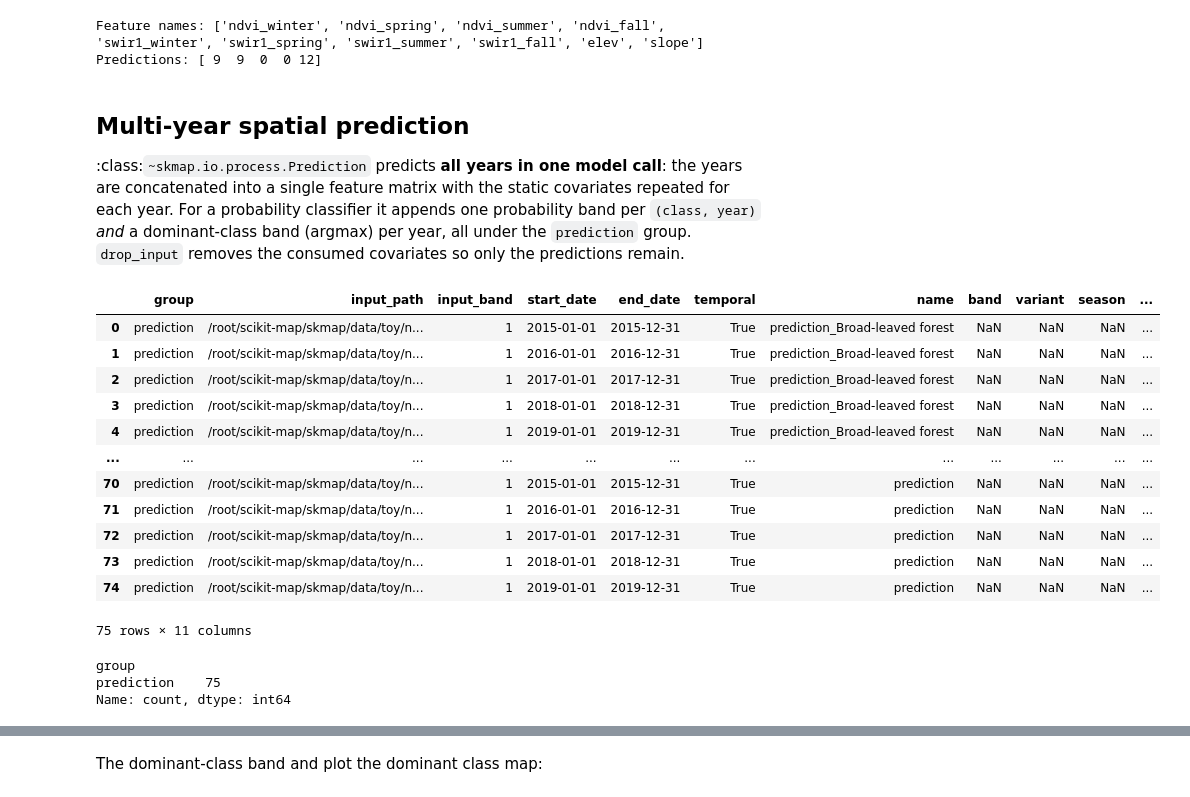
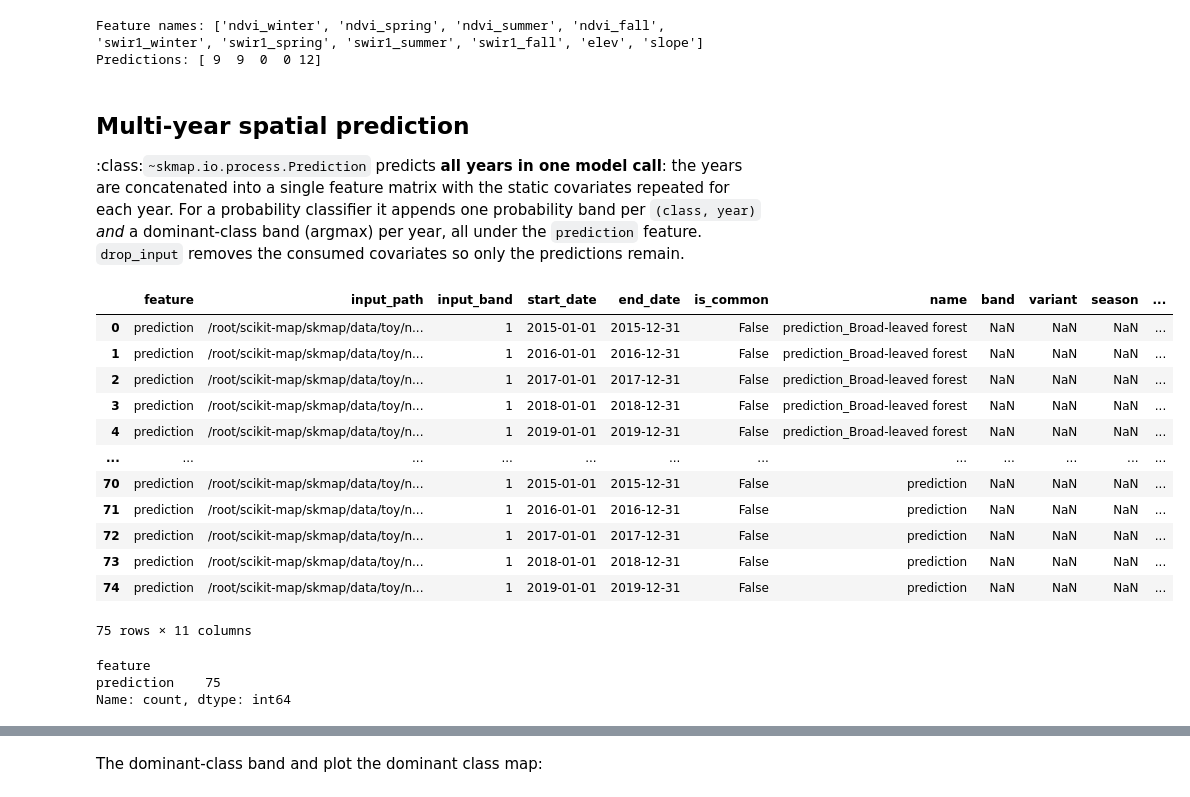
Before and after one commit to openlandmap/scikit-map, a Jupyter notebook: docs/notebooks/04_landcover_mapping_advanced.ipynb, the cells around one changed output, grey strips where cells are left out. Cells and saved outputs as stored; diff of their text form; code cells hidden in the pictures.

```diff
--- a/docs/notebooks/04_landcover_mapping_advanced.ipynb
+++ b/docs/notebooks/04_landcover_mapping_advanced.ipynb
@@ -40,7 +40,7 @@ backend='cpp'
 rdata = (
     RasterData.from_yaml(str(toy.LAYERS_YAML),  backend=backend, base_path=str(toy.DATA_DIR))
     .filter("variant != 'gappy'")
-    .filter_date("2015-01-01", "2019-12-31", include_non_temporal=True, by_start_date=True)
+    .filter_date("2015-01-01", "2019-12-31", include_common=True, by_start_date=True)
 )
 
 overlay = SpaceTimeOverlay(
@@ -188,50 +188,50 @@ Predictions: [ 9  9  0  0 12]
 model call**: the years are concatenated into a single feature matrix with
 the static covariates repeated for each year.  For a probability classifier
 it appends one probability band per ``(class, year)`` *and* a dominant-class
-band (argmax) per year, all under the ``prediction`` group.  ``drop_input``
+band (argmax) per year, all under the ``prediction`` feature.  ``drop_input``
 removes the consumed covariates so only the predictions remain.
 # %%
 from skmap.io import RasterData
 from skmap.io.process import Prediction
 
 rdata = (
     RasterData.from_yaml(str(toy.LAYERS_YAML), base_path=str(toy.DATA_DIR), backend=backend)
     .filter("variant != 'gappy'")
-    .filter_date("2015-01-01", "2019-12-31", include_non_temporal=True, by_start_date=True)
+    .filter_date("2015-01-01", "2019-12-31", include_common=True, by_start_date=True)
     .read()
 )
 
 # predict_proba -> per-class probabilities + a dominant-class band (argmax).
 # drop_input keeps only the prediction bands.
 rdata.run(Prediction(model=model, predict_proba=True, valid_only=False,
                      target_names=le.classes_.astype(str).tolist()),
           drop_input=True)
 rdata.info
 #years = rdata.get_years()
 #n_years = len(years)
 #n_class = len(le.classes_)
 #arr = rdata.array.get()
 #proba = arr[: n_class * n_years].reshape(n_class, n_years, -1)
 #dominant = arr[n_class * n_years :].reshape(n_years, -1)
 #proba.shape, dominant.shape
 # %% [output]
-|  | group | input_path | input_band | start_date | end_date | temporal | name | band | variant | season | ... |
-| 0 | prediction | /root/scikit-map/skmap/data/toy/n... | 1 | 2015-01-01 | 2015-12-31 | True | prediction_Broad-leaved forest | NaN | NaN | NaN | ... |
-| 1 | prediction | /root/scikit-map/skmap/data/toy/n... | 1 | 2016-01-01 | 2016-12-31 | True | prediction_Broad-leaved forest | NaN | NaN | NaN | ... |
-| 2 | prediction | /root/scikit-map/skmap/data/toy/n... | 1 | 2017-01-01 | 2017-12-31 | True | prediction_Broad-leaved forest | NaN | NaN | NaN | ... |
-| 3 | prediction | /root/scikit-map/skmap/data/toy/n... | 1 | 2018-01-01 | 2018-12-31 | True | prediction_Broad-leaved forest | NaN | NaN | NaN | ... |
-| 4 | prediction | /root/scikit-map/skmap/data/toy/n... | 1 | 2019-01-01 | 2019-12-31 | True | prediction_Broad-leaved forest | NaN | NaN | NaN | ... |
+|  | feature | input_path | input_band | start_date | end_date | is_common | name | band | variant | season | ... |
+| 0 | prediction | /root/scikit-map/skmap/data/toy/n... | 1 | 2015-01-01 | 2015-12-31 | False | prediction_Broad-leaved forest | NaN | NaN | NaN | ... |
+| 1 | prediction | /root/scikit-map/skmap/data/toy/n... | 1 | 2016-01-01 | 2016-12-31 | False | prediction_Broad-leaved forest | NaN | NaN | NaN | ... |
+| 2 | prediction | /root/scikit-map/skmap/data/toy/n... | 1 | 2017-01-01 | 2017-12-31 | False | prediction_Broad-leaved forest | NaN | NaN | NaN | ... |
+| 3 | prediction | /root/scikit-map/skmap/data/toy/n... | 1 | 2018-01-01 | 2018-12-31 | False | prediction_Broad-leaved forest | NaN | NaN | NaN | ... |
+| 4 | prediction | /root/scikit-map/skmap/data/toy/n... | 1 | 2019-01-01 | 2019-12-31 | False | prediction_Broad-leaved forest | NaN | NaN | NaN | ... |
 | ... | ... | ... | ... | ... | ... | ... | ... | ... | ... | ... | ... |
-| 70 | prediction | /root/scikit-map/skmap/data/toy/n... | 1 | 2015-01-01 | 2015-12-31 | True | prediction | NaN | NaN | NaN | ... |
-| 71 | prediction | /root/scikit-map/skmap/data/toy/n... | 1 | 2016-01-01 | 2016-12-31 | True | prediction | NaN | NaN | NaN | ... |
-| 72 | prediction | /root/scikit-map/skmap/data/toy/n... | 1 | 2017-01-01 | 2017-12-31 | True | prediction | NaN | NaN | NaN | ... |
-| 73 | prediction | /root/scikit-map/skmap/data/toy/n... | 1 | 2018-01-01 | 2018-12-31 | True | prediction | NaN | NaN | NaN | ... |
-| 74 | prediction | /root/scikit-map/skmap/data/toy/n... | 1 | 2019-01-01 | 2019-12-31 | True | prediction | NaN | NaN | NaN | ... |
+| 70 | prediction | /root/scikit-map/skmap/data/toy/n... | 1 | 2015-01-01 | 2015-12-31 | False | prediction | NaN | NaN | NaN | ... |
+| 71 | prediction | /root/scikit-map/skmap/data/toy/n... | 1 | 2016-01-01 | 2016-12-31 | False | prediction | NaN | NaN | NaN | ... |
+| 72 | prediction | /root/scikit-map/skmap/data/toy/n... | 1 | 2017-01-01 | 2017-12-31 | False | prediction | NaN | NaN | NaN | ... |
+| 73 | prediction | /root/scikit-map/skmap/data/toy/n... | 1 | 2018-01-01 | 2018-12-31 | False | prediction | NaN | NaN | NaN | ... |
+| 74 | prediction | /root/scikit-map/skmap/data/toy/n... | 1 | 2019-01-01 | 2019-12-31 | False | prediction | NaN | NaN | NaN | ... |
 75 rows × 11 columns
 # %%
-rdata.info['group'].value_counts()
+rdata.info['feature'].value_counts()
 # %% [output]
-group
+feature
 prediction    75
 Name: count, dtype: int64
 # %%
```
Also changed, not shown: parts of 1 cell of this notebook, 3 other files.
